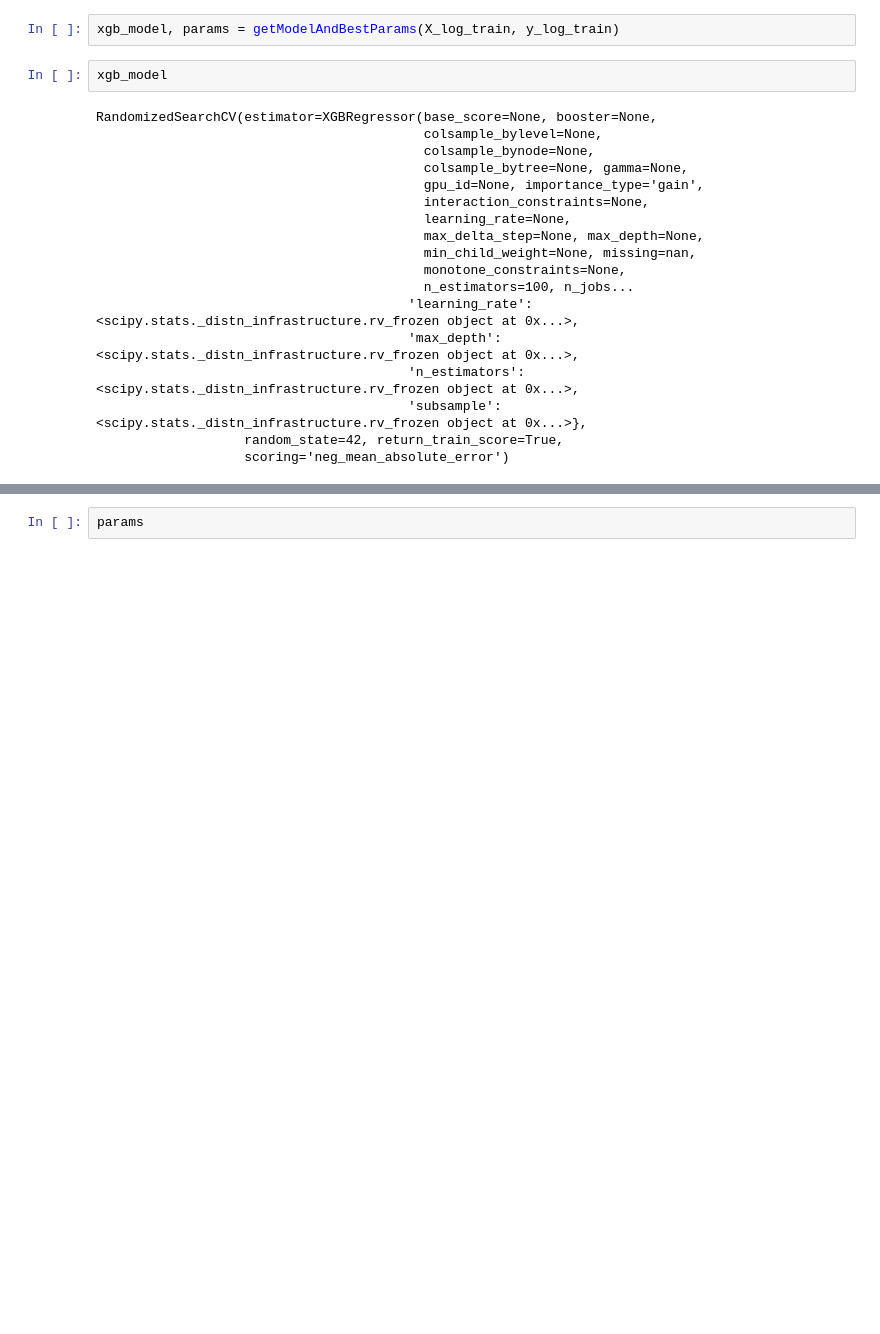
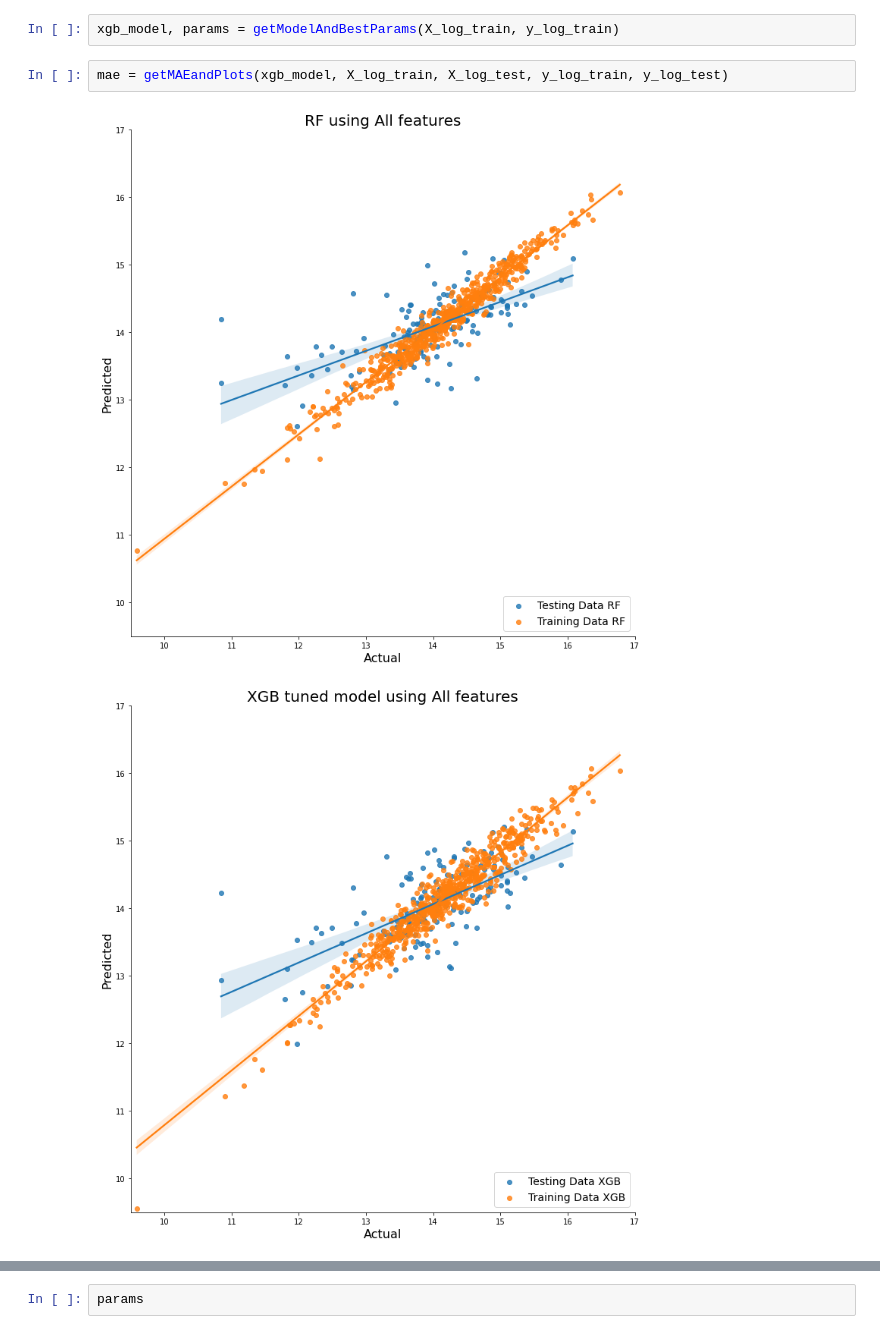
Before and after one commit to vishesh-sarinDXB/CD38_Predictor, a Jupyter notebook: Untitled.ipynb, the cells around one changed output, grey strips where cells are left out. Cells and saved outputs as stored; diff of their text form; blank space fills up the shorter version.

Commit message:
Moved fitting of regressor models and plot generation and mae reporting to helpers.py and tested in Untitled

```diff
--- a/Untitled.ipynb
+++ b/Untitled.ipynb
@@ -16,23 +16,8 @@ goi_id = getGOI()
 X_log_train, X_log_test, y_log_train, y_log_test = getProcessedData(goi_id)
 # %%
 xgb_model, params = getModelAndBestParams(X_log_train, y_log_train)
-# %%
-xgb_model
-# %% [output]
-RandomizedSearchCV(estimator=XGBRegressor(base_score=None, booster=None,
-                                          colsample_bylevel=None,
-                                          colsample_bynode=None,
-                                          colsample_bytree=None, gamma=None,
-                                          gpu_id=None, importance_type='gain',
-                                          interaction_constraints=None,
-                                          learning_rate=None,
-                                          max_delta_step=None, max_depth=None,
-                                          min_child_weight=None, missing=nan,
-                                          monotone_constraints=None,
-                                          n_estimators=100, n_jobs...
-                                        'learning_rate': <scipy.stats._distn_infrastructure.rv_frozen object at 0x...>,
-                                        'max_depth': <scipy.stats._distn_infrastructure.rv_frozen object at 0x...>,
-                                        'n_estimators': <scipy.stats._distn_infrastructure.rv_frozen object at 0x...>,
-                                        'subsample': <scipy.stats._distn_infrastructure.rv_frozen object at 0x...>},
-                   random_state=42, return_train_score=True,
-                   scoring='neg_mean_absolute_error')
+# %%
+mae = getMAEandPlots(xgb_model, X_log_train, X_log_test, y_log_train, y_log_test)
+# %% [output]
+[figure, added]
+[figure, added]
```
Also changed, not shown: parts of 2 cells of this notebook, 1 other file.
